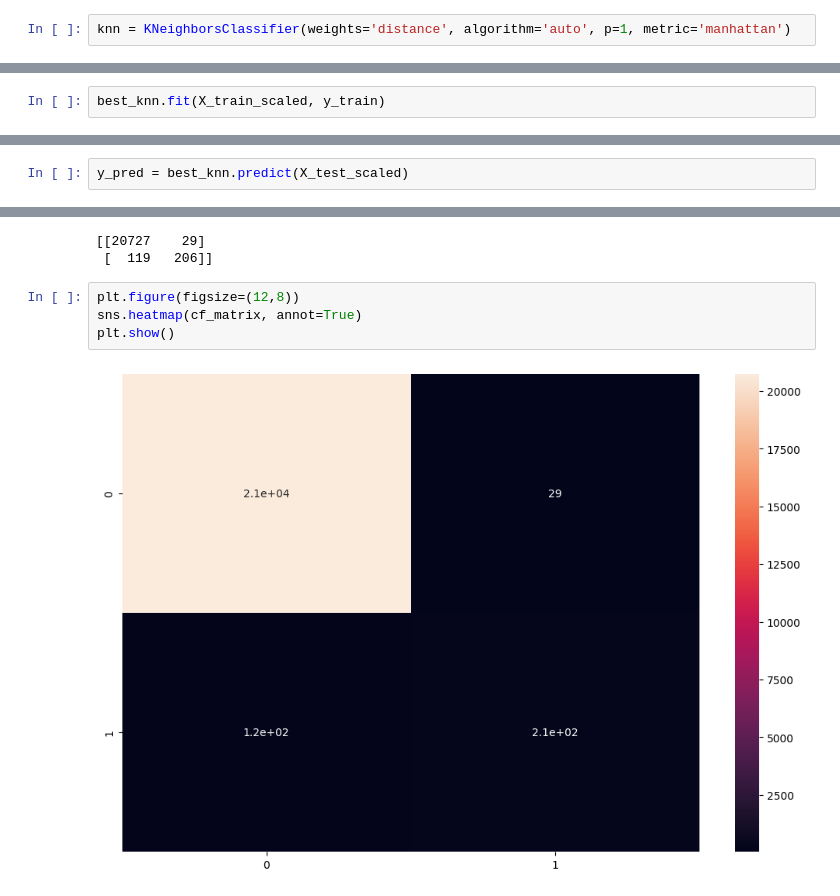
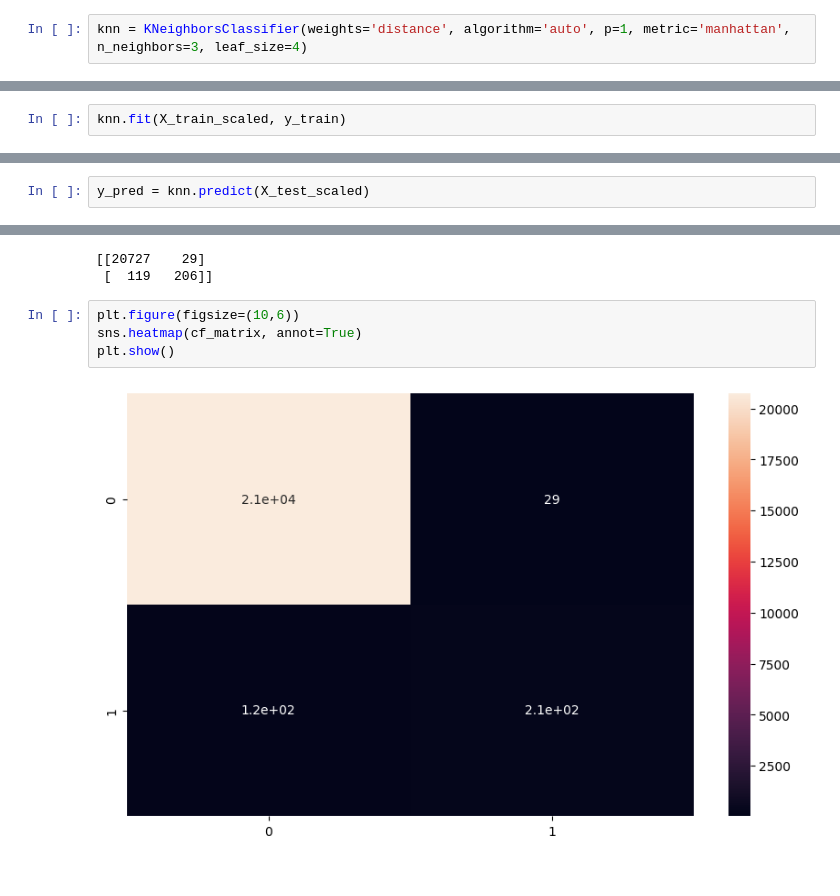
Before and after one commit to mishamickevicius/ML-Projects, a Jupyter notebook: Fraud-Detection/Credit-Card-Fraud.ipynb, the cells around one changed output, grey strips where cells are left out. Cells and saved outputs as stored; diff of their text form.

```diff
--- a/Fraud-Detection/Credit-Card-Fraud.ipynb
+++ b/Fraud-Detection/Credit-Card-Fraud.ipynb
@@ -319,6 +317,6 @@ def combos(grid):
 # %% [markdown]
 ### K-Nearest Neighbors
 # %%
-knn = KNeighborsClassifier(weights='distance', algorithm='auto', p=1, metric='manhattan')
+knn = KNeighborsClassifier(weights='distance', algorithm='auto', p=1, metric='manhattan', n_neighbors=3, leaf_size=4)
 # %%
 param_grid = {
@@ -354,10 +340,10 @@ best_knn = grid_cv.best_estimator_
 # %%
-best_knn.fit(X_train_scaled, y_train)
+knn.fit(X_train_scaled, y_train)
 # %% [output]
 KNeighborsClassifier(leaf_size=4, metric='manhattan', n_neighbors=3, p=1,
                      weights='distance')
 # %%
-y_pred = best_knn.predict(X_test_scaled)
+y_pred = knn.predict(X_test_scaled)
 # %%
 print(classification_report(y_test, y_pred))
 # %% [output]
@@ -376,8 +362,8 @@ print(cf_matrix)
 [[20727    29]
  [  119   206]]
 # %%
-plt.figure(figsize=(12,8))
+plt.figure(figsize=(10,6))
 sns.heatmap(cf_matrix, annot=True)
 plt.show()
 # %% [output]
-[figure, old version]
+[figure, new version]
```
Also changed, not shown: parts of 19 cells of this notebook.
